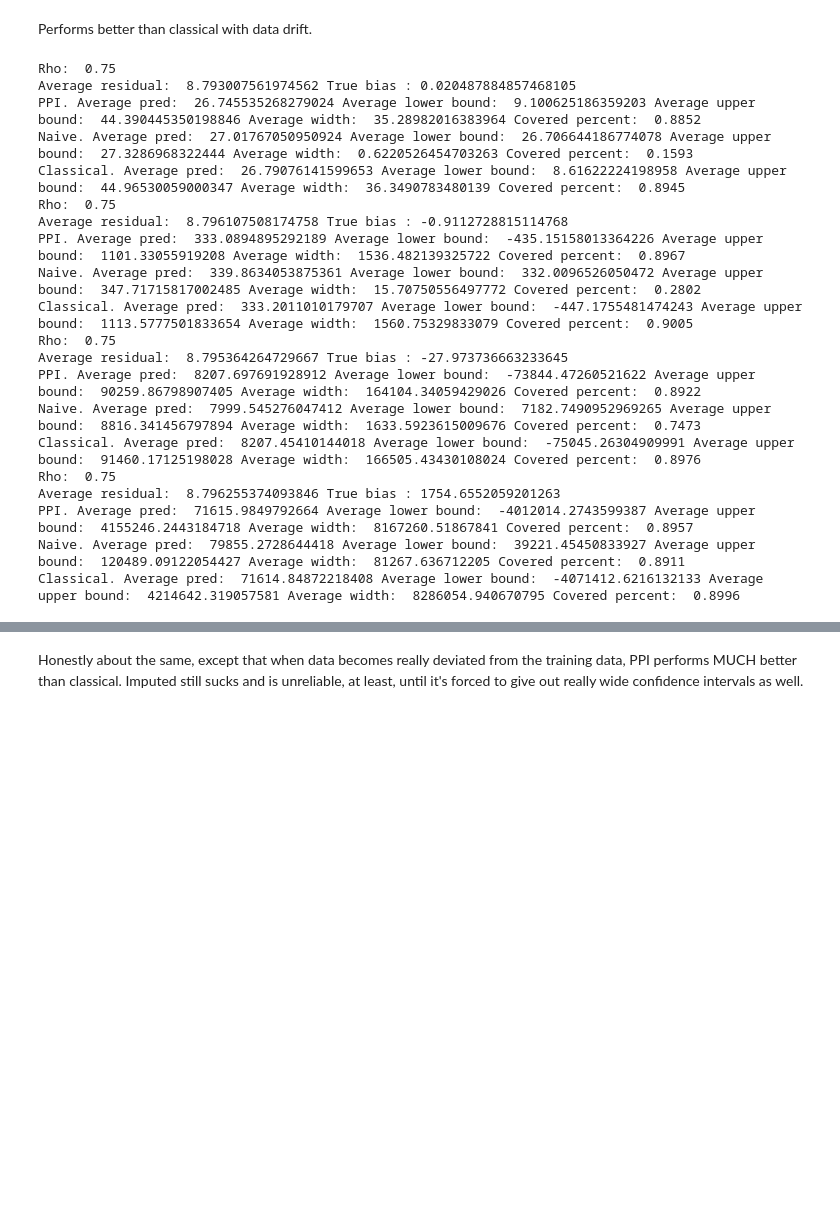
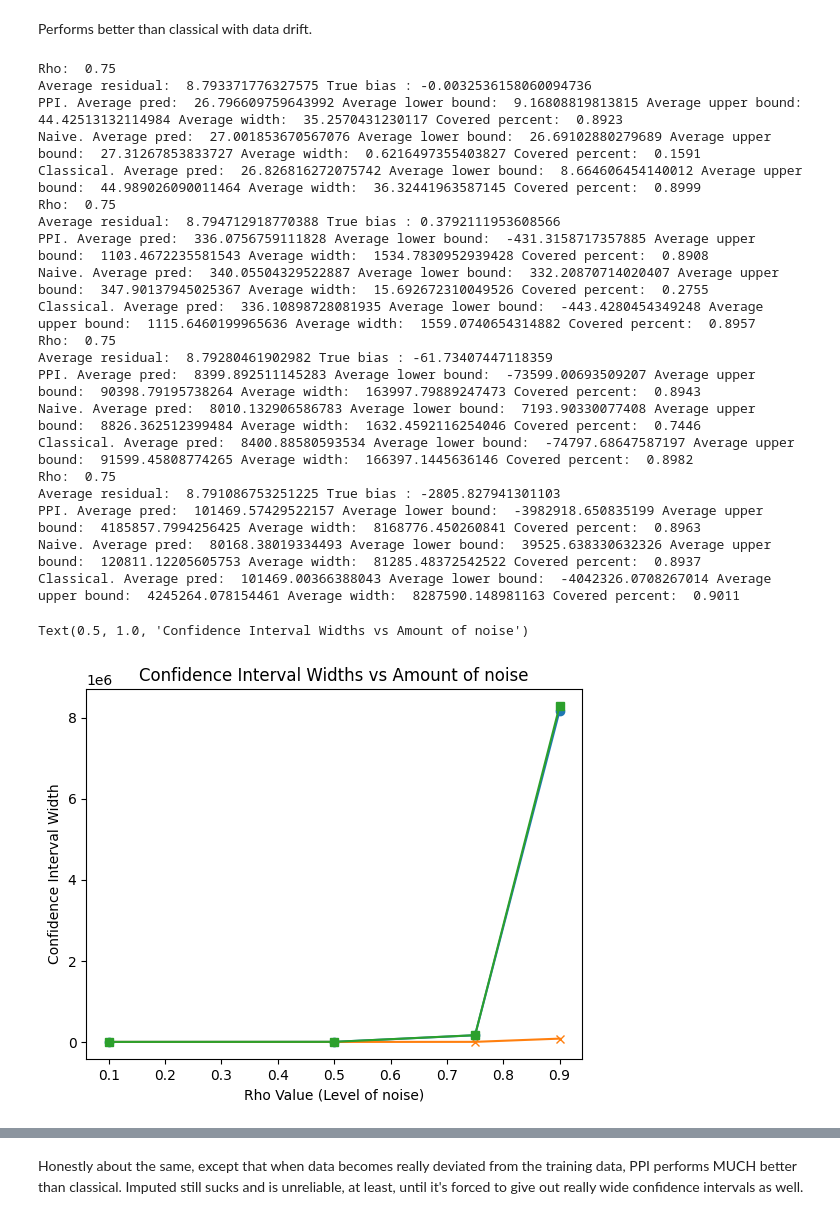
Before and after one commit to nicholas-denis/ppi-testing, a Jupyter notebook: PPI Ratio estimator.ipynb, the cells around one changed output, grey strips where cells are left out. Cells and saved outputs as stored; diff of their text form; code cells hidden in the pictures; blank space fills up the shorter version.

```diff
--- a/PPI Ratio estimator.ipynb
+++ b/PPI Ratio estimator.ipynb
@@ -1108,6 +1157,11 @@ m = 2.0
 rho = 0.75
 
 second_pop_params = [(3.0, 4.5), (10.0, 17.0), (50.0, 80.0), (100.0, 400.0)]
+
+ppi_mean_widths = []
+naive_mean_widths = []
+classical_mean_widths = []
+
 
 # Iterations
 
@@ -1134,6 +1188,10 @@ for params in second_pop_params:
     classical_lowers = []
     classical_uppers = []
     classical_covered = []
+    classical_widths = []
+
+    ppi_widths = []
+    naive_widths = []
     classical_widths = []
 
     residuals = []
@@ -1202,49 +1260,67 @@ for params in second_pop_params:
             naive_covered.append(0)
         naive_widths.append(naive_theta_ci[1] - naive_theta_ci[0])
 
         # Classical prediction (Gold standard only)
 
         classical_theta, classical_se = np.mean(y_gold.flatten()), stats.sem(y_gold.flatten())
         h = classical_se * stats.t.ppf((1 + .9) / 2., small_sample-1)  # Highly stolen code, uses t-dist here
 
         classical_preds.append(classical_theta)
         classical_lowers.append(classical_theta - h)
         classical_uppers.append(classical_theta + h)
         if true_mean >= classical_theta - h and true_mean <= classical_theta + h:
             classical_covered.append(1)
         else:
             classical_covered.append(0)
         classical_widths.append(2 * h)
 
     print("Rho: ", rho)
     print("Average residual: ", np.mean(residuals), "True bias :", np.mean(biases))
     print("PPI.", "Average pred: ", np.mean(ppi_preds), "Average lower bound: ", np.mean(
         ppi_lowers), "Average upper bound: ", np.mean(ppi_uppers), "Average width: ", np.mean(ppi_widths), "Covered percent: ", np.mean(ppi_covered))
     print("Naive.", "Average pred: ", np.mean(naive_preds), "Average lower bound: ", np.mean(
         naive_lowers), "Average upper bound: ", np.mean(naive_uppers), "Average width: ", np.mean(naive_widths), "Covered percent: ", np.mean(naive_covered))
     print("Classical.",  "Average pred: ", np.mean(classical_preds), "Average lower bound: ", np.mean(
         classical_lowers), "Average upper bound: ", np.mean(classical_uppers), "Average width: ", np.mean(classical_widths), "Covered percent: ", np.mean(classical_covered))
+
+    ppi_mean_widths.append(np.mean(ppi_widths))
+    naive_mean_widths.append(np.mean(naive_widths))
+    classical_mean_widths.append(np.mean(classical_widths))
+
+plt.figure()
+
+# Plot each y against x
+plt.plot(rho_vals, ppi_mean_widths, label='PPI Mean Widths', marker='o')
+plt.plot(rho_vals, naive_mean_widths, label='Naive Mean Widths', marker='x')
+plt.plot(rho_vals, classical_mean_widths, label='Classical Mean Widths', marker='s')
+
+# Add labels and title
+plt.xlabel('Rho Value (Level of noise)')
+plt.ylabel('Confidence Interval Width')
+plt.title('Confidence Interval Widths vs Amount of noise')
 # %% [output]
 Rho:  0.75
-Average residual:  8.793007561974562 True bias : 0.020487884857468105
-PPI. Average pred:  26.745535268279024 Average lower bound:  9.100625186359203 Average upper bound:  44.390445350198846 Average width:  35.28982016383964 Covered percent:  0.8852
-Naive. Average pred:  27.01767050950924 Average lower bound:  26.706644186774078 Average upper bound:  27.3286968322444 Average width:  0.6220526454703263 Covered percent:  0.1593
-Classical. Average pred:  26.79076141599653 Average lower bound:  8.61622224198958 Average upper bound:  44.96530059000347 Average width:  36.3490783480139 Covered percent:  0.8945
+Average residual:  8.793371776327575 True bias : -0.0032536158060094736
+PPI. Average pred:  26.796609759643992 Average lower bound:  9.16808819813815 Average upper bound:  44.42513132114984 Average width:  35.2570431230117 Covered percent:  0.8923
+Naive. Average pred:  27.001853670567076 Average lower bound:  26.69102880279689 Average upper bound:  27.31267853833727 Average width:  0.6216497355403827 Covered percent:  0.1591
+Classical. Average pred:  26.826816272075742 Average lower bound:  8.664606454140012 Average upper bound:  44.989026090011464 Average width:  36.32441963587145 Covered percent:  0.8999
 Rho:  0.75
-Average residual:  8.796107508174758 True bias : -0.9112728815114768
-PPI. Average pred:  333.0894895292189 Average lower bound:  -435.15158013364226 Average upper bound:  1101.33055919208 Average width:  1536.482139325722 Covered percent:  0.8967
-Naive. Average pred:  339.8634053875361 Average lower bound:  332.0096526050472 Average upper bound:  347.71715817002485 Average width:  15.70750556497772 Covered percent:  0.2802
-Classical. Average pred:  333.2011010179707 Average lower bound:  -447.1755481474243 Average upper bound:  1113.5777501833654 Average width:  1560.75329833079 Covered percent:  0.9005
+Average residual:  8.794712918770388 True bias : 0.3792111953608566
+PPI. Average pred:  336.0756759111828 Average lower bound:  -431.3158717357885 Average upper bound:  1103.4672235581543 Average width:  1534.7830952939428 Covered percent:  0.8908
+Naive. Average pred:  340.05504329522887 Average lower bound:  332.20870714020407 Average upper bound:  347.90137945025367 Average width:  15.692672310049526 Covered percent:  0.2755
+Classical. Average pred:  336.10898728081935 Average lower bound:  -443.4280454349248 Average upper bound:  1115.6460199965636 Average width:  1559.0740654314882 Covered percent:  0.8957
 Rho:  0.75
-Average residual:  8.795364264729667 True bias : -27.973736663233645
-PPI. Average pred:  8207.697691928912 Average lower bound:  -73844.47260521622 Average upper bound:  90259.86798907405 Average width:  164104.34059429026 Covered percent:  0.8922
-Naive. Average pred:  7999.545276047412 Average lower bound:  7182.7490952969265 Average upper bound:  8816.341456797894 Average width:  1633.5923615009676 Covered percent:  0.7473
-Classical. Average pred:  8207.45410144018 Average lower bound:  -75045.26304909991 Average upper bound:  91460.17125198028 Average width:  166505.43430108024 Covered percent:  0.8976
+Average residual:  8.79280461902982 True bias : -61.73407447118359
+PPI. Average pred:  8399.892511145283 Average lower bound:  -73599.00693509207 Average upper bound:  90398.79195738264 Average width:  163997.79889247473 Covered percent:  0.8943
+Naive. Average pred:  8010.132906586783 Average lower bound:  7193.90330077408 Average upper bound:  8826.362512399484 Average width:  1632.4592116254046 Covered percent:  0.7446
+Classical. Average pred:  8400.88580593534 Average lower bound:  -74797.68647587197 Average upper bound:  91599.45808774265 Average width:  166397.1445636146 Covered percent:  0.8982
 Rho:  0.75
-Average residual:  8.796255374093846 True bias : 1754.6552059201263
-PPI. Average pred:  71615.9849792664 Average lower bound:  -4012014.2743599387 Average upper bound:  4155246.2443184718 Average width:  8167260.51867841 Covered percent:  0.8957
-Naive. Average pred:  79855.2728644418 Average lower bound:  39221.45450833927 Average upper bound:  120489.09122054427 Average width:  81267.636712205 Covered percent:  0.8911
-Classical. Average pred:  71614.84872218408 Average lower bound:  -4071412.6216132133 Average upper bound:  4214642.319057581 Average width:  8286054.940670795 Covered percent:  0.8996
+Average residual:  8.791086753251225 True bias : -2805.827941301103
+PPI. Average pred:  101469.57429522157 Average lower bound:  -3982918.650835199 Average upper bound:  4185857.7994256425 Average width:  8168776.450260841 Covered percent:  0.8963
+Naive. Average pred:  80168.38019334493 Average lower bound:  39525.638330632326 Average upper bound:  120811.12205605753 Average width:  81285.48372542522 Covered percent:  0.8937
+Classical. Average pred:  101469.00366388043 Average lower bound:  -4042326.0708267014 Average upper bound:  4245264.078154461 Average width:  8287590.148981163 Covered percent:  0.9011
+Text(0.5, 1.0, 'Confidence Interval Widths vs Amount of noise')
+[figure, added]
 # %%
 def sample_mv_y_linear(x, vec, beta, rho):
     sigma_squared = abs(m)*beta*(1.-(rho**2))/(rho**2)
```
Also changed, not shown: parts of 18 cells of this notebook.
